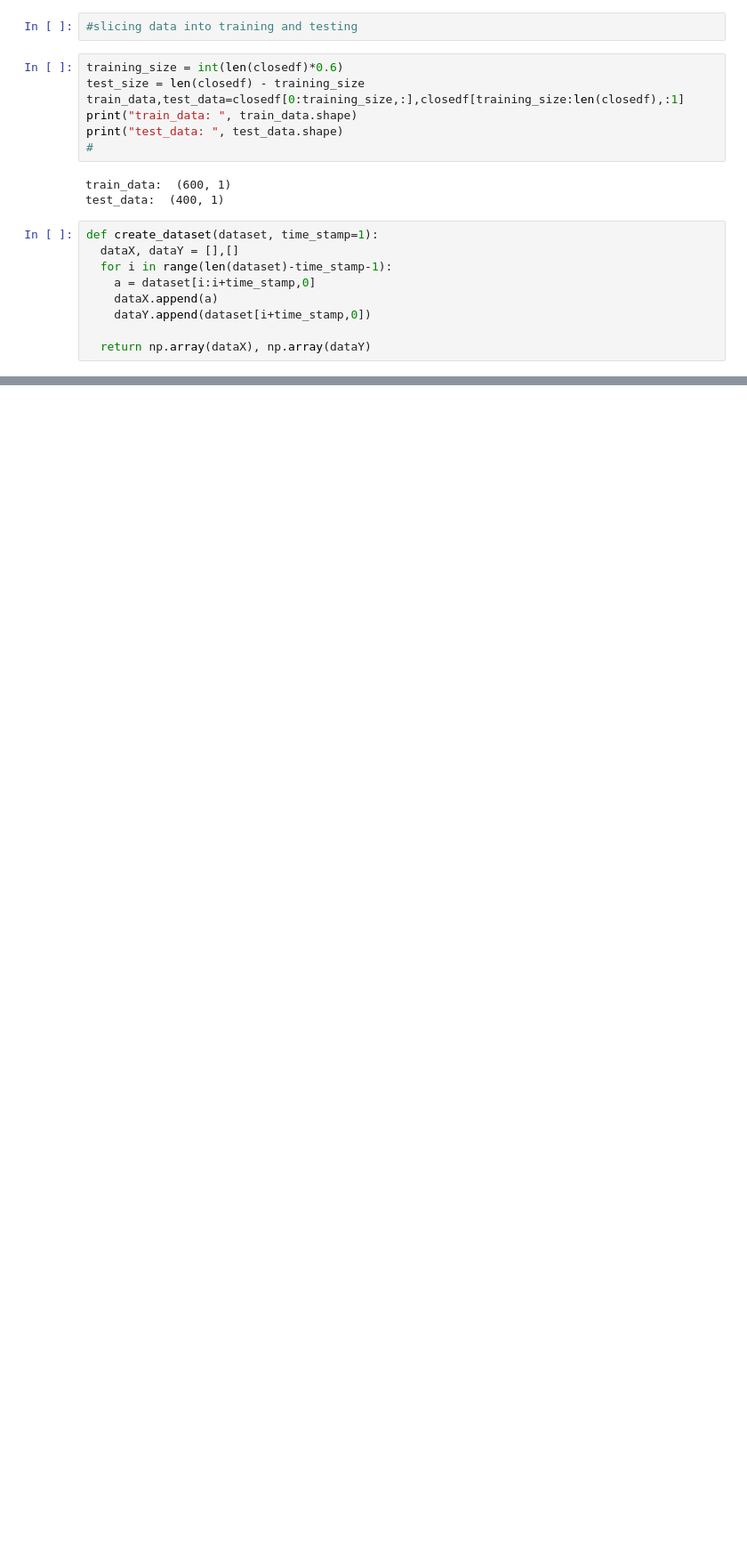
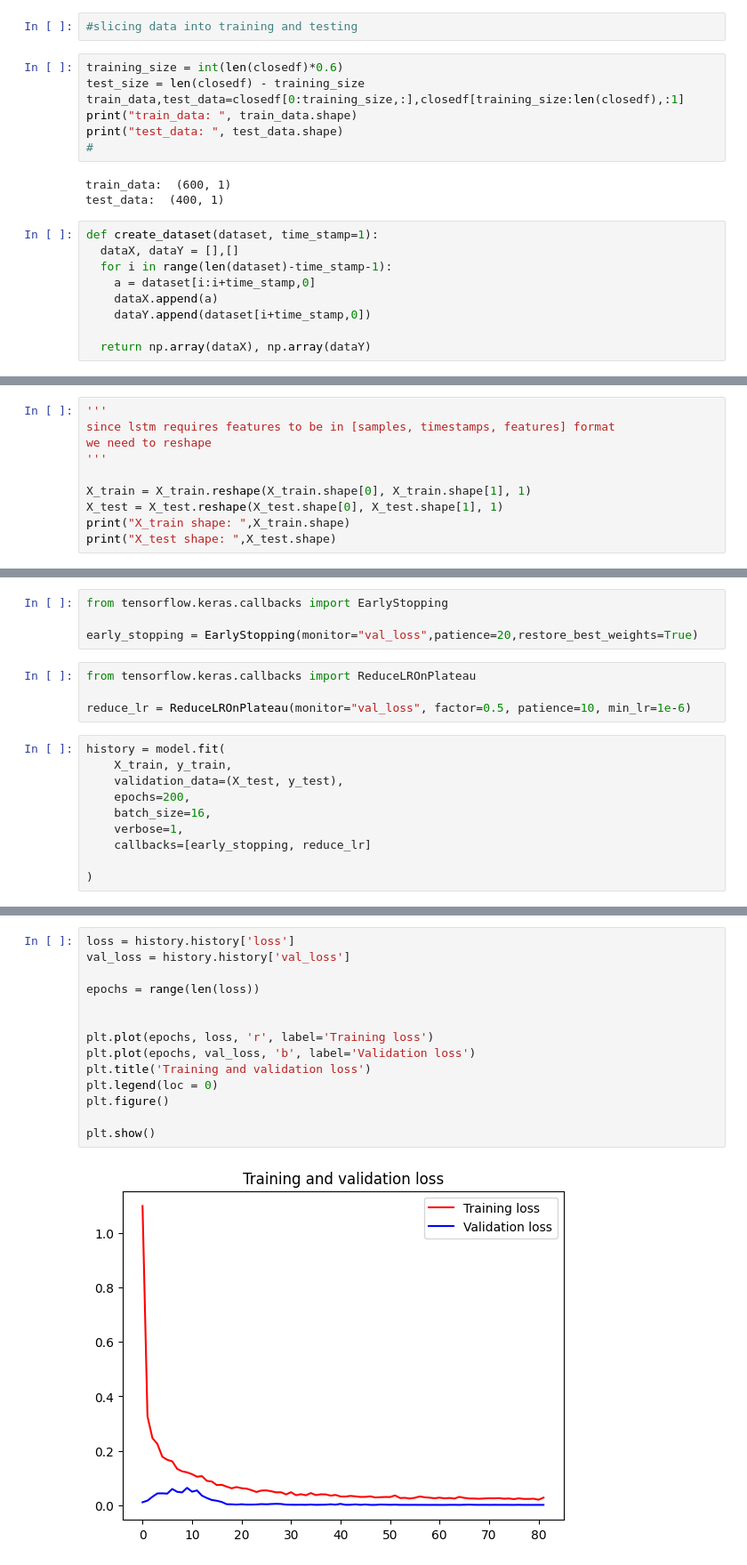
Before and after one commit to najmsidd/Bitcoin-LSTM, a Jupyter notebook: LSTM_Bitcoin.ipynb, the cells around one changed output, grey strips where cells are left out. Shown at 89% size. Drawn from its saved outputs; the diff is of its cells as text; blank space fills up the shorter version.

Commit message:
Trained the LSTM model

```diff
--- a/LSTM_Bitcoin.ipynb
+++ b/LSTM_Bitcoin.ipynb
@@ -1278,0 +1294,10 @@ def create_dataset(dataset, time_stamp=1):
+# %%
+'''
+since lstm requires features to be in [samples, timestamps, features] format
+we need to reshape
+'''
+
+X_train = X_train.reshape(X_train.shape[0], X_train.shape[1], 1)
+X_test = X_test.reshape(X_test.shape[0], X_test.shape[1], 1)
+print("X_train shape: ",X_train.shape)
+print("X_test shape: ",X_test.shape)
@@ -1278,0 +1359,18 @@ def create_dataset(dataset, time_stamp=1):
+# %%
+from tensorflow.keras.callbacks import EarlyStopping
+
+early_stopping = EarlyStopping(monitor="val_loss",patience=20,restore_best_weights=True)
+# %%
+from tensorflow.keras.callbacks import ReduceLROnPlateau
+
+reduce_lr = ReduceLROnPlateau(monitor="val_loss", factor=0.5, patience=10, min_lr=1e-6)
+# %%
+history = model.fit(
+    X_train, y_train,
+    validation_data=(X_test, y_test),
+    epochs=200,
+    batch_size=16,
+    verbose=1,
+    callbacks=[early_stopping, reduce_lr]
+
+)
@@ -1278,0 +1400,16 @@ def create_dataset(dataset, time_stamp=1):
+# %%
+loss = history.history['loss']
+val_loss = history.history['val_loss']
+
+epochs = range(len(loss))
+
+
+plt.plot(epochs, loss, 'r', label='Training loss')
+plt.plot(epochs, val_loss, 'b', label='Validation loss')
+plt.title('Training and validation loss')
+plt.legend(loc = 0)
+plt.figure()
+
+plt.show()
+# %% [output]
+[figure, added]
```
Also changed, not shown: parts of 9 cells of this notebook.
